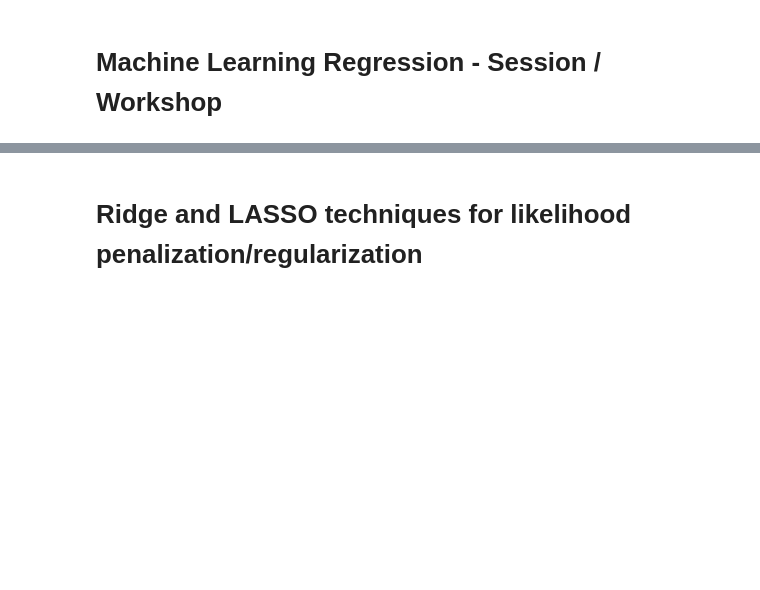
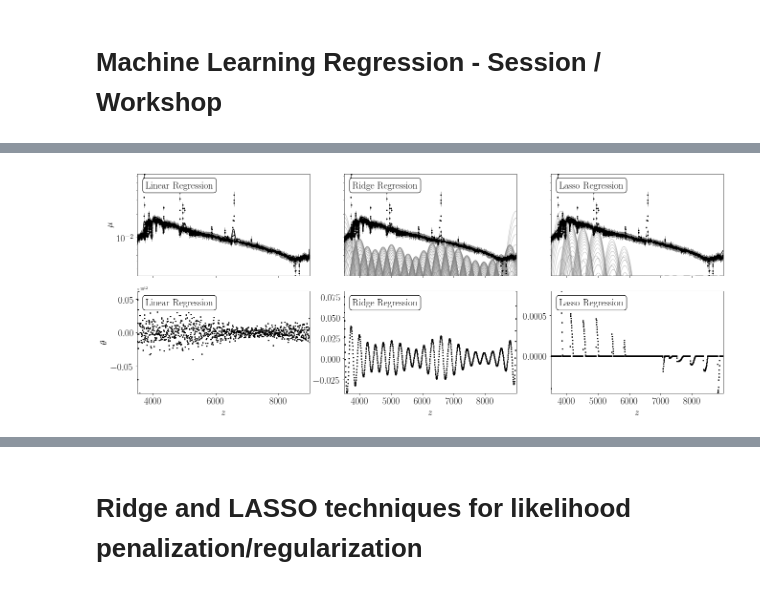
Before and after one commit to astrostatistics-in-crete/2019_summer_school, a Jupyter notebook: Regression/Regression_SW.ipynb, the cells around one changed output, grey strips where cells are left out. Saved outputs shown, nothing was run; the diff lists cells and outputs as text; code cells hidden in the pictures; blank space fills up the shorter version.

Commit message:
Added 2nd Draft Regression - SW

```diff
--- a/Regression/Regression_SW.ipynb
+++ b/Regression/Regression_SW.ipynb
@@ -64,0 +138,79 @@ plt.show()
+# %%
+#------------------------------------------------------------
+# Set up the figure to plot the results
+fig = plt.figure(figsize=(20, 7.5))
+fig.subplots_adjust(left=0.1, right=0.95, bottom=0.1, top=0.95, hspace=0.15, wspace=0.2)
+
+classifier = [LinearRegression, Ridge, Lasso]
+kwargs = [dict(), dict(alpha=0.00005), dict(alpha=0.00001)]
+labels = ['Linear Regression', 'Ridge Regression', 'Lasso Regression']
+
+
+for i in range(3):
+    clf = classifier[i](fit_intercept=True, **kwargs[i])
+    clf.fit(X, mu_sample)
+    w = clf.coef_
+    fit = clf.predict(gaussian_basis(z[:, None], centers, widths))
+
+    # plot fit
+    ax = fig.add_subplot(231 + i)
+    ax.xaxis.label.set_size(20)
+    ax.yaxis.label.set_size(20)
+    ax.tick_params(axis='both', which='major', labelsize=20)
+    ax.xaxis.set_major_formatter(plt.NullFormatter())
+    #
+    ax.set_yscale('log')
+
+    # plot curves for regularized fits
+    if i == 0:
+        ax.set_ylabel('$\mu$')
+    else:
+        ax.yaxis.set_major_formatter(plt.NullFormatter())
+        axis_ymin, axis_ymax = min(mu_sample), max(mu_sample)
+        w_plot = (0.3 * w / max(w)) * (axis_ymax - axis_ymin) + axis_ymin
+        curves = w_plot * gaussian_basis(z[:, np.newaxis], centers, widths)
+
+        ax.plot(z, curves, c='gray', lw=1, alpha=0.5)
+
+    # NOTE: converting map to list or else plotting won't work
+
+    ax.plot(z, fit, '-k')
+
+    ax.errorbar(z_sample, mu_sample, dmu, fmt='.k', ecolor='gray', lw=1, ms=4)
+    ax.set_xlim(np.min(z_sample),np.max(z_sample))
+    ax.set_ylim(np.min(mu_sample),np.max(mu_sample))
+    ax.text(0.05, 0.93, labels[i],
+            size=20,
+            ha='left', va='top',
+            bbox=dict(boxstyle='round', ec='k', fc='w'),
+            transform=ax.transAxes)
+
+
+    # plot weights
+    ax = plt.subplot(234 + i)
+    ax.xaxis.label.set_size(20)
+    ax.yaxis.label.set_size(20)
+    ax.tick_params(axis='both', which='major', labelsize=20)
+    #ax.xaxis.set_major_locator(plt.MultipleLocator(0.5))
+    ax.set_xlabel('$z$')
+    if i == 0:
+        ax.set_ylabel(r'$\theta$')
+        w *= 1E-12
+        ax.text(0, 1.01, r'$\rm \times 10^{12}$',
+                transform=ax.transAxes)
+    ax.scatter(centers, w, s=9, lw=0, c='k')
+
+    ax.set_xlim(np.min(centers), np.max(centers))
+
+    ax.set_ylim(np.min(w), np.max(w))
+
+    ax.text(0.05, 0.93, labels[i],
+            size=20,
+            ha='left', va='top',
+            bbox=dict(boxstyle='round', ec='k', fc='w'),
+            transform=ax.transAxes)
+
+from scipy.interpolate import interp1d
+plt.show()
+# %% [output]
+[figure, added]
```
Also changed, not shown: parts of 14 cells of this notebook.
